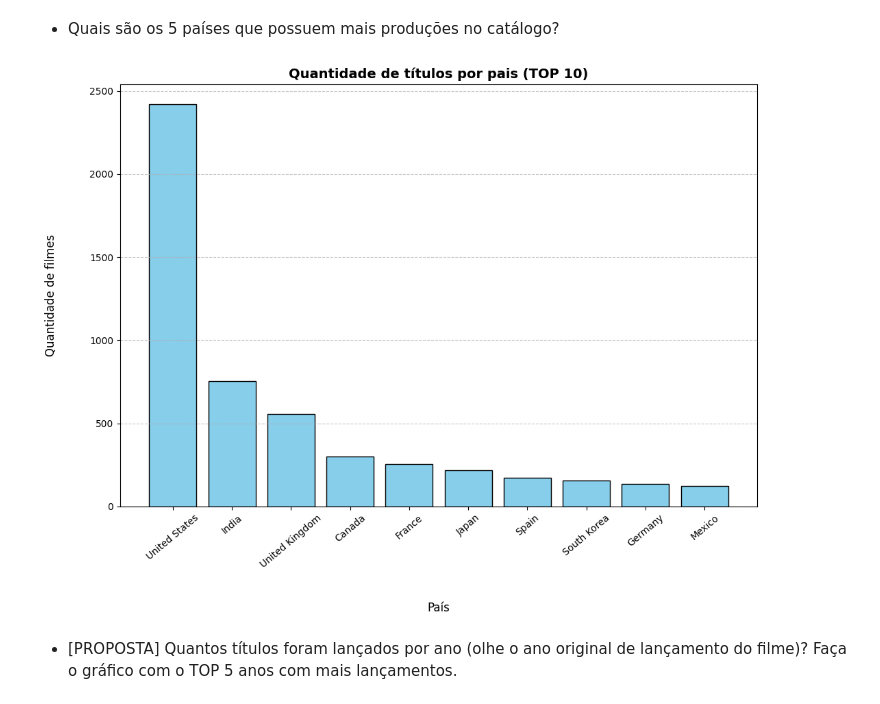
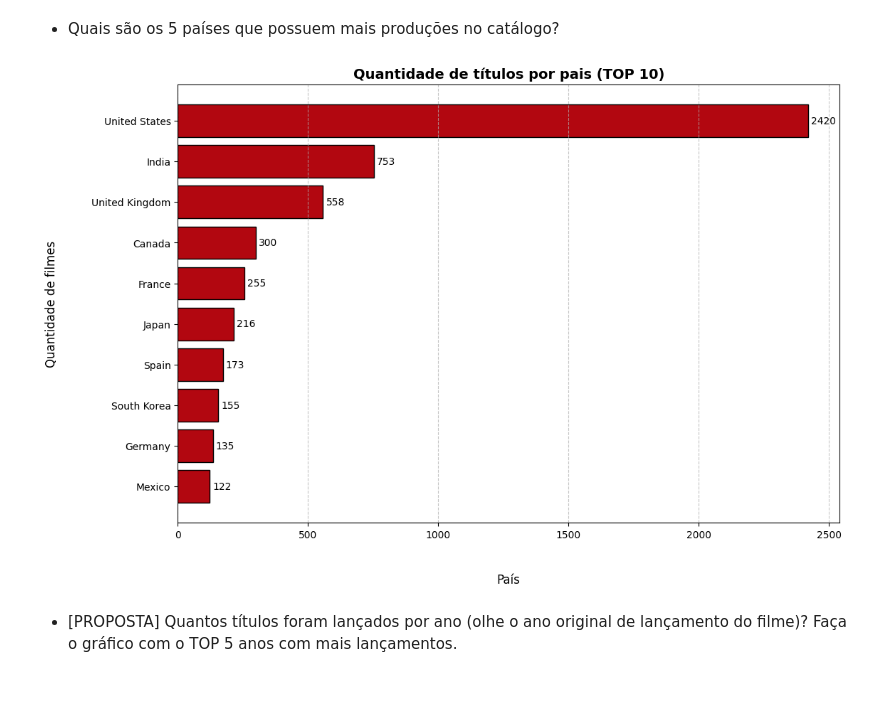
Before and after one commit to i-malur/bootcamp-dados-desafio-python-2, a Jupyter notebook: [MALU_RESPOSTAS]_Challenge_Frequência_e_Medidas.ipynb, the cells around one changed output. Drawn from its saved outputs; the diff is of its cells as text; code cells hidden in the pictures.

```diff
--- a/[MALU_RESPOSTAS]_Challenge_Frequência_e_Medidas.ipynb
+++ b/[MALU_RESPOSTAS]_Challenge_Frequência_e_Medidas.ipynb
@@ -403,25 +403,30 @@ Os objetos visuais das barras (patches): Uma lista de objetos geométricos (ret
 # %%
 '''
 usamos o explode() pois, tem filmes/séries que possuem mais de um pais.
 '''
 
 df_paises = df.copy()
 paises = df_paises['pais'].str.split(', ')
-paises_separados = paises.explode()
+paises_separados = paises.explode().str.strip()
 
 df_paises_contagem = paises_separados.value_counts().reset_index().head(10)
 df_paises_contagem.columns = ['Pais', 'QTDE de obras que o pais possui']
 
+ordem_barras_paises = df_paises_contagem.iloc[::-1]
+
 plt.figure(figsize=(12,8))
-plt.bar(df_paises_contagem['Pais'], df_paises_contagem['QTDE de obras que o pais possui'], color='skyblue', edgecolor='black')
+paises = plt.barh(ordem_barras_paises['Pais'], ordem_barras_paises['QTDE de obras que o pais possui'], color='#B20710', edgecolor='black')
 
 plt.title('Quantidade de títulos por pais (TOP 10)', fontsize=14, fontweight='bold')
 plt.xlabel('\n\nPaís', fontsize=12)
 plt.ylabel('Quantidade de filmes\n\n', fontsize=12)
-plt.xticks(rotation=40)
-plt.grid(axis='y', linestyle='--', alpha=0.7)
+plt.xticks(rotation=0)
+plt.grid(axis='x', linestyle='--', alpha=0.7)
+plt.bar_label(paises, padding=3)
+
+plt.show()
 # %% [output]
-[figure, old version]
+[figure, new version]
 # %% [markdown]
 
 
```
Also changed, not shown: parts of 3 cells of this notebook.
